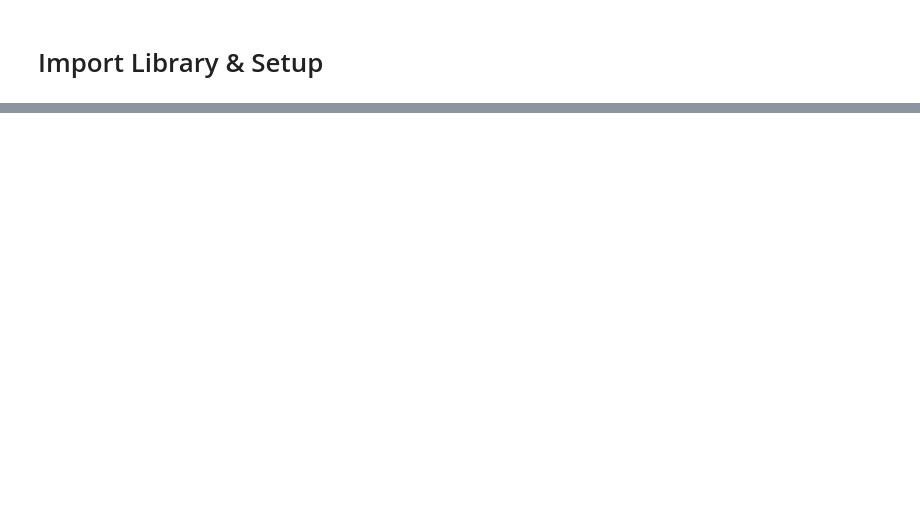
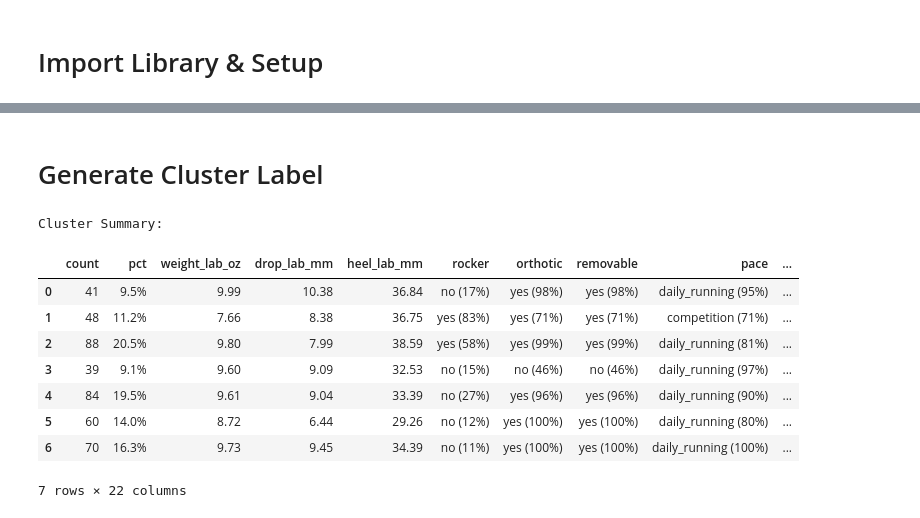
Before and after one commit to SONIX-Kelompok-6/sonix-ml, a Jupyter notebook: notebooks/road_ml.ipynb, the cells around one changed output, grey strips where cells are left out. Saved outputs shown, nothing was run; the diff lists cells and outputs as text; code cells hidden in the pictures; blank space fills up the shorter version.

Commit message:
road_model autoencoder & clustering

```diff
--- a/notebooks/road_ml.ipynb
+++ b/notebooks/road_ml.ipynb
@@ -39,0 +183,20 @@ Time: 2026-02-04 13:06:05
+# %%
+history = autoencoder.fit(
+    X_combined, X_combined,
+    epochs=200,
+    batch_size=32,
+    validation_split=0.2,
+    callbacks=[
+        callbacks.EarlyStopping(monitor='val_loss', patience=20, restore_best_weights=True),
+        callbacks.ReduceLROnPlateau(monitor='val_loss', factor=0.5, patience=10, min_lr=1e-5)
+    ],
+    verbose=0
+)
+
+print(f'Training done!')
+print(f'Final loss: {history.history["loss"][-1]:.6f}')
+print(f'  Val loss: {history.history["val_loss"][-1]:.6f}')
+
+# Get latent representations
+X_latent = encoder.predict(X_combined, verbose=0)
+print(f'Latent space: {X_latent.shape} (8D embeddings)')
@@ -39,0 +337,58 @@ Time: 2026-02-04 13:06:05
+# %% [markdown]
+# Generate Cluster Label
+# %%
+df['cluster'] = best_labels
+
+bin_groups = {}
+for col in binary_cols:
+    prefix = col.split('_')[0]
+    bin_groups.setdefault(prefix, []).append(col)
+
+rows = []
+for cid in sorted(df['cluster'].unique()):
+    subset = df[df['cluster'] == cid]
+    n = len(subset)
+
+    row = {'count': n, 'pct': f"{n/len(df)*100:.1f}%"}
+
+    # A. Continuous Columns: Langsung ambil mean
+    for col in continuous_cols:
+        row[col.lower()] = round(subset[col].mean(), 2)
+
+    # B. Binary Groups: Cari fitur paling dominan
+    for prefix, cols in bin_groups.items():
+        # Hitung rata-rata sekaligus untuk satu grup
+        means = subset[cols].mean()
+        best_col = means.idxmax()
+        best_val = means.max()
+
+        header = prefix.lower()
+
+        # Logika Tampilan
+        if len(cols) == 1:
+            # Jika grup cuma 1 kolom (Yes/No), misal: rocker
+            val_str = "yes" if best_val > 0.5 else "no"
+        else:
+            # Jika varian (hapus prefix), misal: season_all -> all
+            val_str = best_col.replace(f"{prefix}_", "").lower()
+
+        row[header] = f"{val_str} ({best_val*100:.0f}%)"
+
+    rows.append(row)
+
+# Create DataFrame & Fix Display
+df_summary = pd.DataFrame(rows, index=sorted(df['cluster'].unique()))
+
+print("Cluster Summary:")
+display(df_summary)
+# %% [output]
+Cluster Summary:
+|  | count | pct | weight_lab_oz | drop_lab_mm | heel_lab_mm | rocker | orthotic | removable | pace | ... |
+| 0 | 41 | 9.5% | 9.99 | 10.38 | 36.84 | no (17%) | yes (98%) | yes (98%) | daily_running (95%) | ... |
+| 1 | 48 | 11.2% | 7.66 | 8.38 | 36.75 | yes (83%) | yes (71%) | yes (71%) | competition (71%) | ... |
+| 2 | 88 | 20.5% | 9.80 | 7.99 | 38.59 | yes (58%) | yes (99%) | yes (99%) | daily_running (81%) | ... |
+| 3 | 39 | 9.1% | 9.60 | 9.09 | 32.53 | no (15%) | no (46%) | no (46%) | daily_running (97%) | ... |
+| 4 | 84 | 19.5% | 9.61 | 9.04 | 33.39 | no (27%) | yes (96%) | yes (96%) | daily_running (90%) | ... |
+| 5 | 60 | 14.0% | 8.72 | 6.44 | 29.26 | no (12%) | yes (100%) | yes (100%) | daily_running (80%) | ... |
+| 6 | 70 | 16.3% | 9.73 | 9.45 | 34.39 | no (11%) | yes (100%) | yes (100%) | daily_running (100%) | ... |
+7 rows × 22 columns
```
Also changed, not shown: parts of 16 cells of this notebook, 1 other file.
